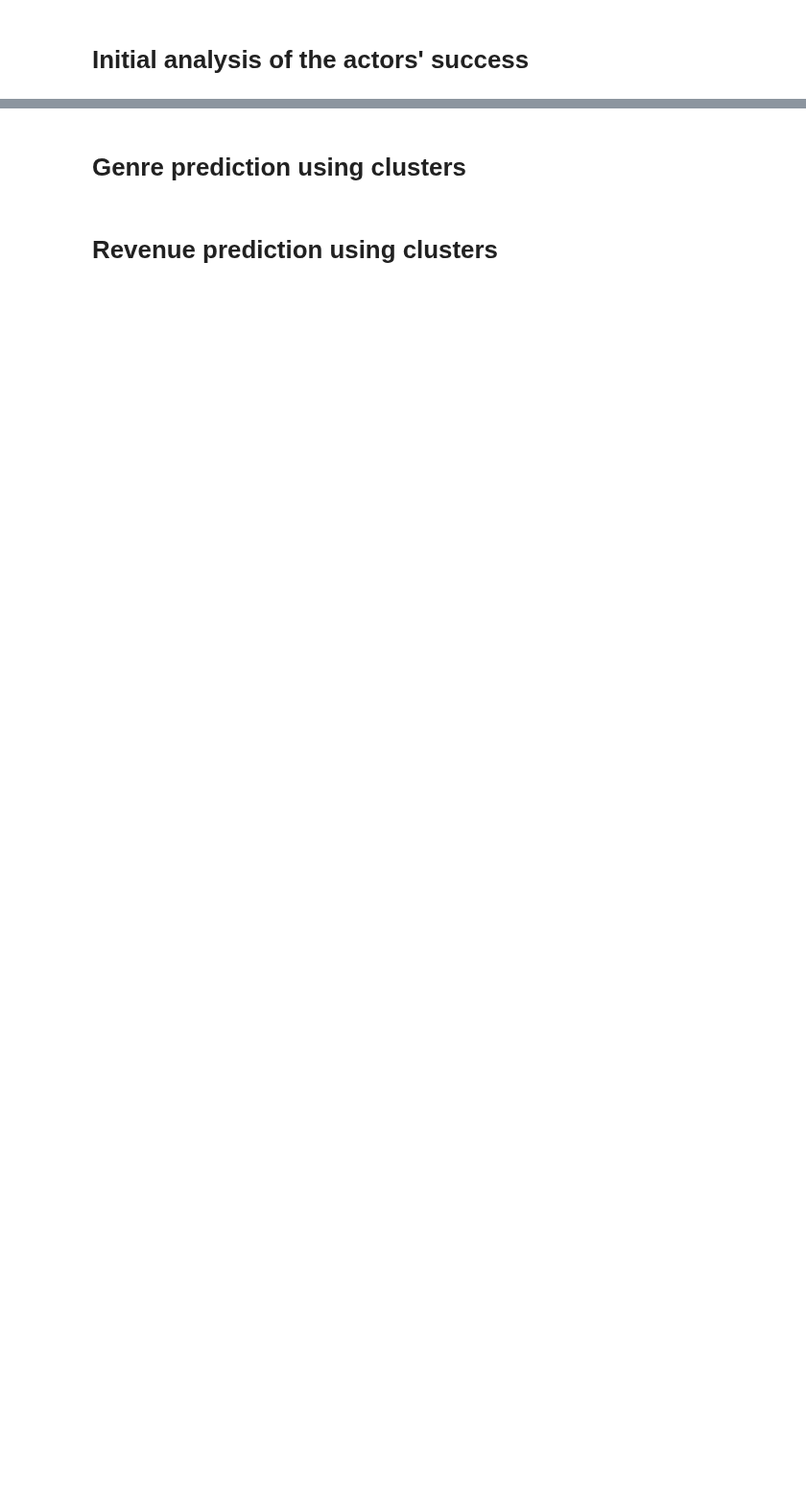
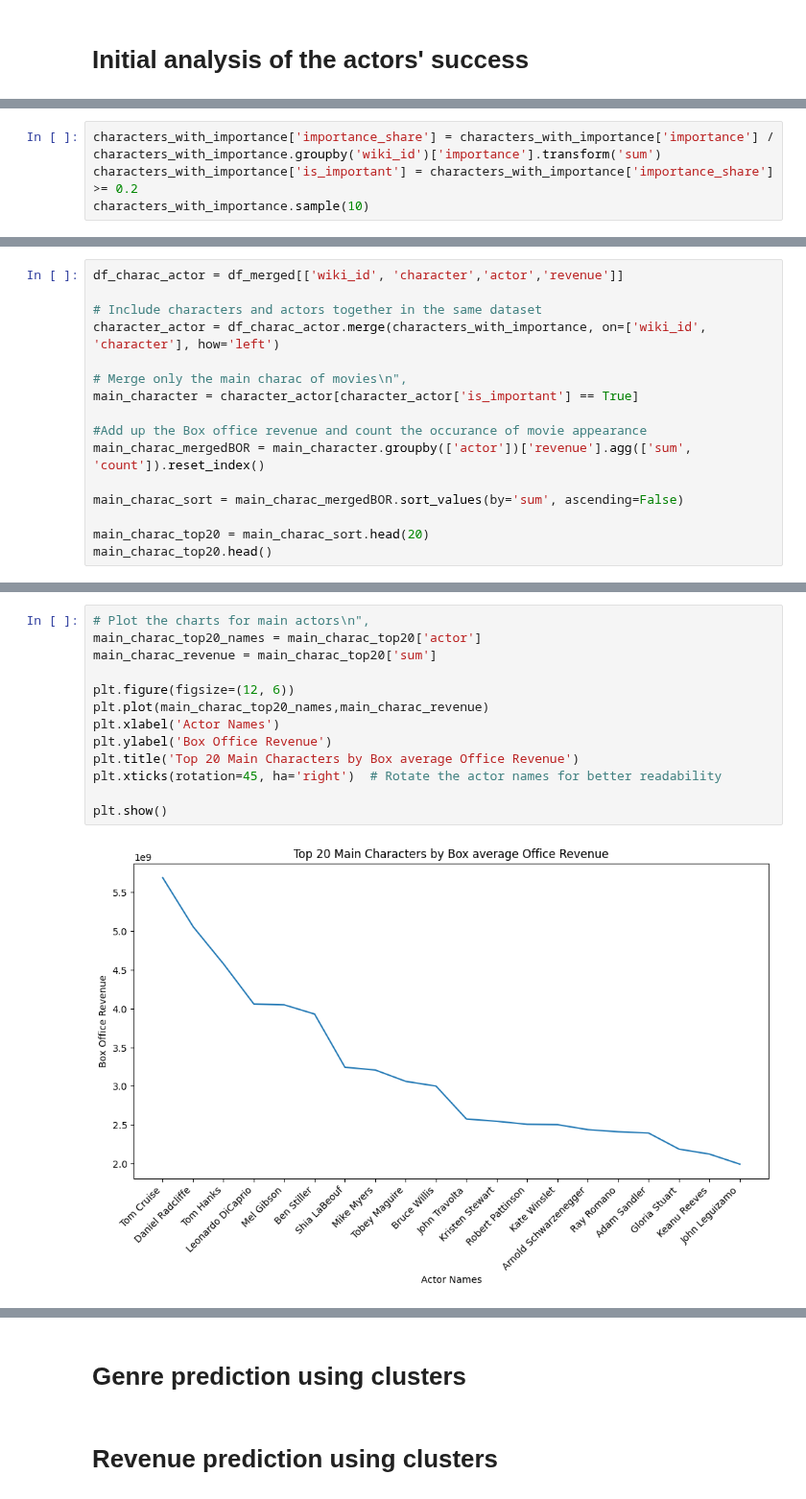
Before and after one commit to epfl-ada/ada-2023-project-perrysplatypuses, a Jupyter notebook: milestone_p2.ipynb, the cells around one changed output, grey strips where cells are left out. Shown at 96% size. Drawn from its saved outputs; the diff is of its cells as text; blank space fills up the shorter version.

```diff
--- a/milestone_p2.ipynb
+++ b/milestone_p2.ipynb
@@ -72,0 +327,4 @@ characters_and_movies[characters_and_movies['title'].str.contains("Batman")][['t
+# %%
+characters_with_importance['importance_share'] = characters_with_importance['importance'] / characters_with_importance.groupby('wiki_id')['importance'].transform('sum')
+characters_with_importance['is_important'] = characters_with_importance['importance_share'] >= 0.2
+characters_with_importance.sample(10)
@@ -72,0 +353,16 @@ characters_and_movies[characters_and_movies['title'].str.contains("Batman")][['t
+# %%
+df_charac_actor = df_merged[['wiki_id', 'character','actor','revenue']]
+
+# Include characters and actors together in the same dataset
+character_actor = df_charac_actor.merge(characters_with_importance, on=['wiki_id', 'character'], how='left')
+
+# Merge only the main charac of movies\n",
+main_character = character_actor[character_actor['is_important'] == True]
+
+#Add up the Box office revenue and count the occurance of movie appearance
+main_charac_mergedBOR = main_character.groupby(['actor'])['revenue'].agg(['sum', 'count']).reset_index()
+
+main_charac_sort = main_charac_mergedBOR.sort_values(by='sum', ascending=False)
+
+main_charac_top20 = main_charac_sort.head(20)
+main_charac_top20.head()
@@ -72,0 +376,15 @@ characters_and_movies[characters_and_movies['title'].str.contains("Batman")][['t
+# %%
+# Plot the charts for main actors\n",
+main_charac_top20_names = main_charac_top20['actor']
+main_charac_revenue = main_charac_top20['sum']
+
+plt.figure(figsize=(12, 6))
+plt.plot(main_charac_top20_names,main_charac_revenue)
+plt.xlabel('Actor Names')
+plt.ylabel('Box Office Revenue')
+plt.title('Top 20 Main Characters by Box average Office Revenue')
+plt.xticks(rotation=45, ha='right')  # Rotate the actor names for better readability
+
+plt.show()
+# %% [output]
+[figure, added]
```
Also changed, not shown: parts of 44 cells of this notebook, 2 other files.
